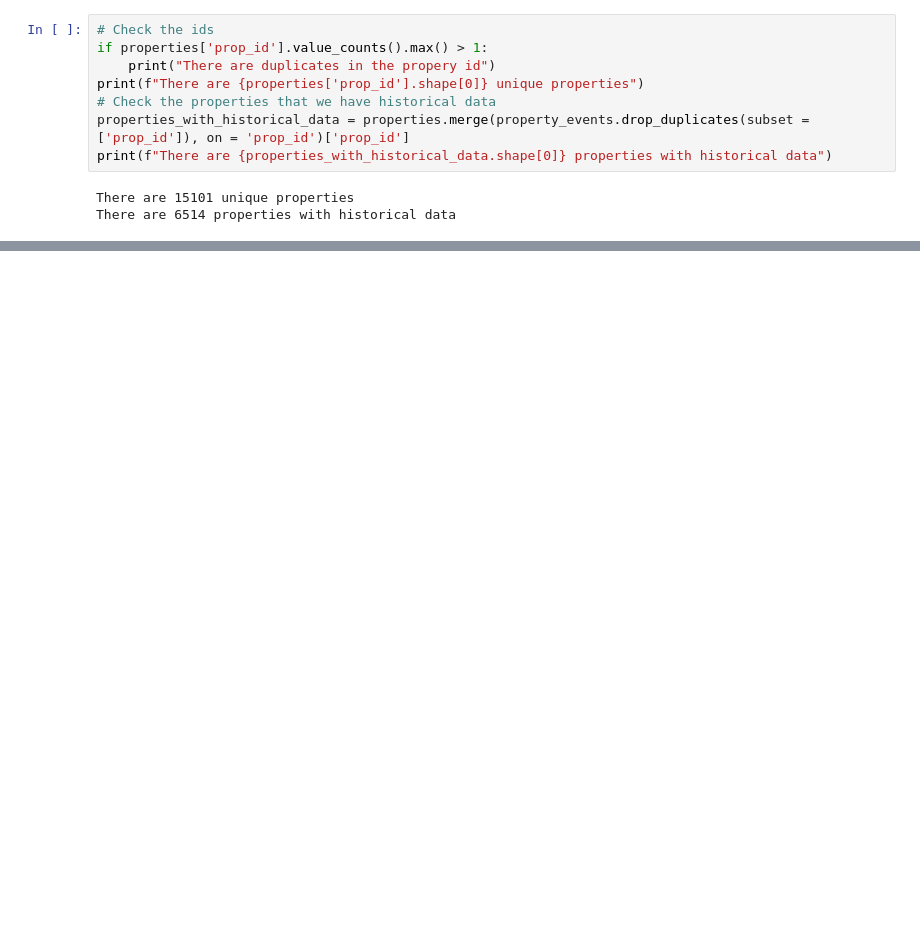
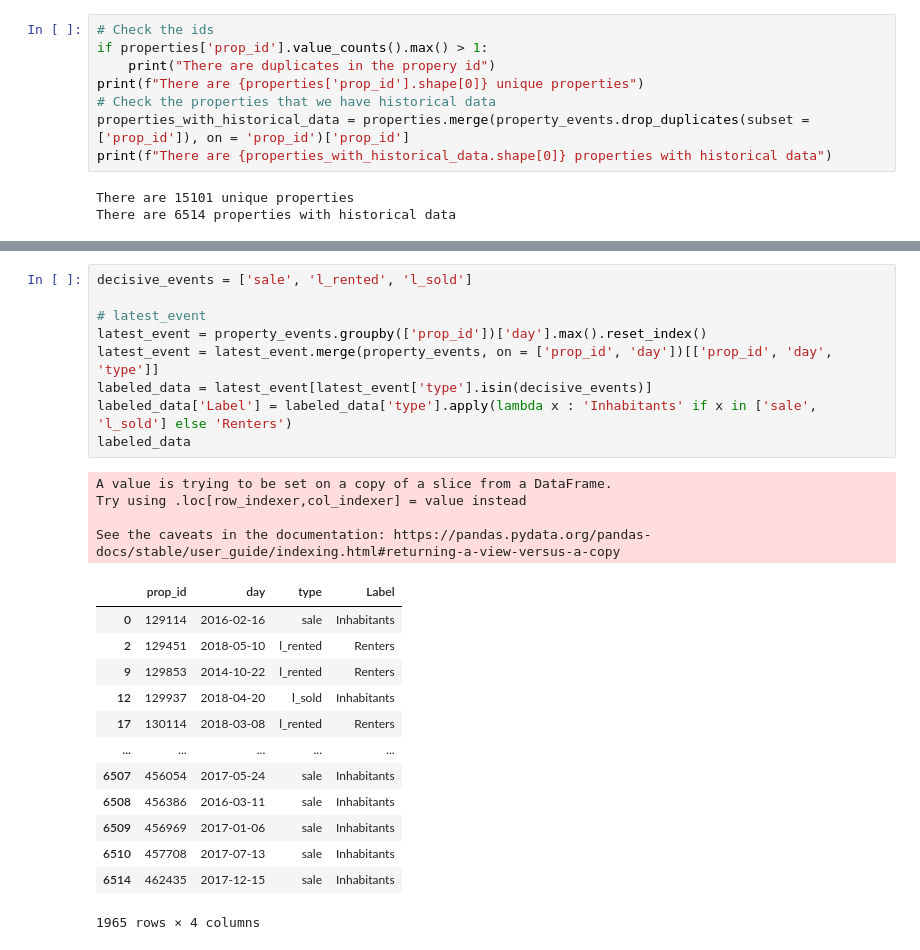
Before and after one commit to kleokog/Mycodes, a Jupyter notebook: Script_1.ipynb, the cells around one changed output, grey strips where cells are left out. Cells and saved outputs as stored; diff of their text form; blank space fills up the shorter version.

```diff
--- a/Script_1.ipynb
+++ b/Script_1.ipynb
@@ -56,0 +118,27 @@ There are 6514 properties with historical data
+# %%
+decisive_events = ['sale', 'l_rented', 'l_sold']
+
+# latest_event
+latest_event = property_events.groupby(['prop_id'])['day'].max().reset_index()
+latest_event = latest_event.merge(property_events, on = ['prop_id', 'day'])[['prop_id', 'day', 'type']]
+labeled_data = latest_event[latest_event['type'].isin(decisive_events)]
+labeled_data['Label'] = labeled_data['type'].apply(lambda x : 'Inhabitants' if x in ['sale', 'l_sold'] else 'Renters')
+labeled_data
+# %% [output]
+A value is trying to be set on a copy of a slice from a DataFrame.
+Try using .loc[row_indexer,col_indexer] = value instead
+
+See the caveats in the documentation: https://pandas.pydata.org/pandas-docs/stable/user_guide/indexing.html#returning-a-view-versus-a-copy
+|  | prop_id | day | type | Label |
+| 0 | 129114 | 2016-02-16 | sale | Inhabitants |
+| 2 | 129451 | 2018-05-10 | l_rented | Renters |
+| 9 | 129853 | 2014-10-22 | l_rented | Renters |
+| 12 | 129937 | 2018-04-20 | l_sold | Inhabitants |
+| 17 | 130114 | 2018-03-08 | l_rented | Renters |
+| ... | ... | ... | ... | ... |
+| 6507 | 456054 | 2017-05-24 | sale | Inhabitants |
+| 6508 | 456386 | 2016-03-11 | sale | Inhabitants |
+| 6509 | 456969 | 2017-01-06 | sale | Inhabitants |
+| 6510 | 457708 | 2017-07-13 | sale | Inhabitants |
+| 6514 | 462435 | 2017-12-15 | sale | Inhabitants |
+1965 rows × 4 columns
```
Also changed, not shown: parts of 29 cells of this notebook, 2 other files.
